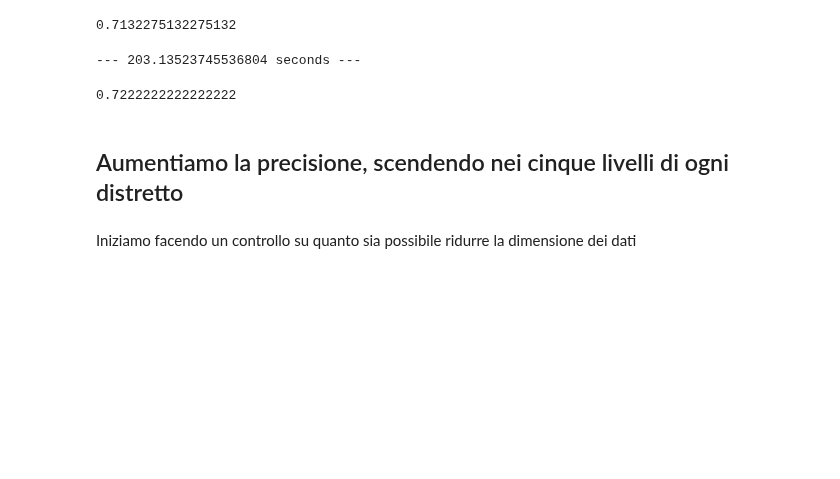
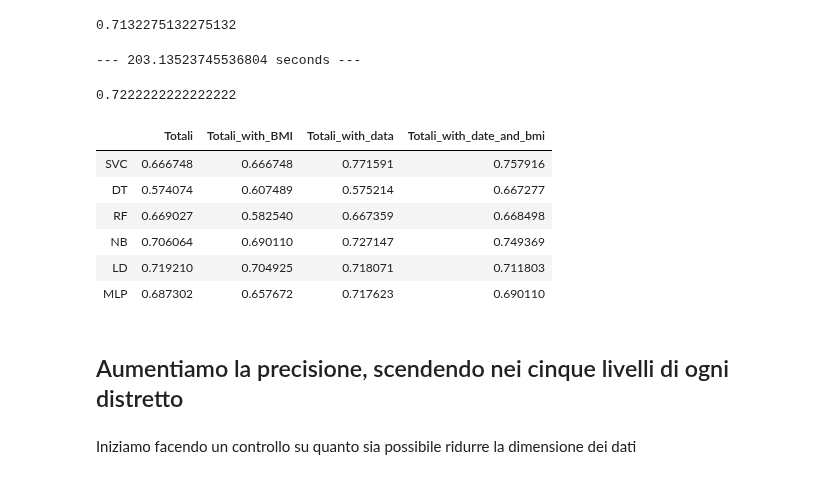
Before and after one commit to aleberans/Analisi-dati-per-problemi-di-medicina-legale, a Jupyter notebook: codice/classificazione-investiti.ipynb, the cells around one changed output. Cells and saved outputs as stored; diff of their text form; code cells hidden in the pictures; blank space fills up the shorter version.

Commit message:
Calcolati risultati con i totali

```diff
--- a/codice/classificazione-investiti.ipynb
+++ b/codice/classificazione-investiti.ipynb
@@ -464,6 +507,17 @@ np.mean(addestra(MLPClassifier, X_total, y_total, model_selection_grid, 9, 9))
 # %% [output]
 --- 203.13523745536804 seconds ---
 0.7222222222222222
+# %%
+table = pd.DataFrame(risultati)
+table
+# %% [output]
+|  | Totali | Totali_with_BMI | Totali_with_data | Totali_with_date_and_bmi |
+| SVC | 0.666748 | 0.666748 | 0.771591 | 0.757916 |
+| DT | 0.574074 | 0.607489 | 0.575214 | 0.667277 |
+| RF | 0.669027 | 0.582540 | 0.667359 | 0.668498 |
+| NB | 0.706064 | 0.690110 | 0.727147 | 0.749369 |
+| LD | 0.719210 | 0.704925 | 0.718071 | 0.711803 |
+| MLP | 0.687302 | 0.657672 | 0.717623 | 0.690110 |
 # %% [markdown]
 ## Aumentiamo la precisione, scendendo nei cinque livelli di ogni distretto
 # %%
```
Also changed, not shown: parts of 7 cells of this notebook.
